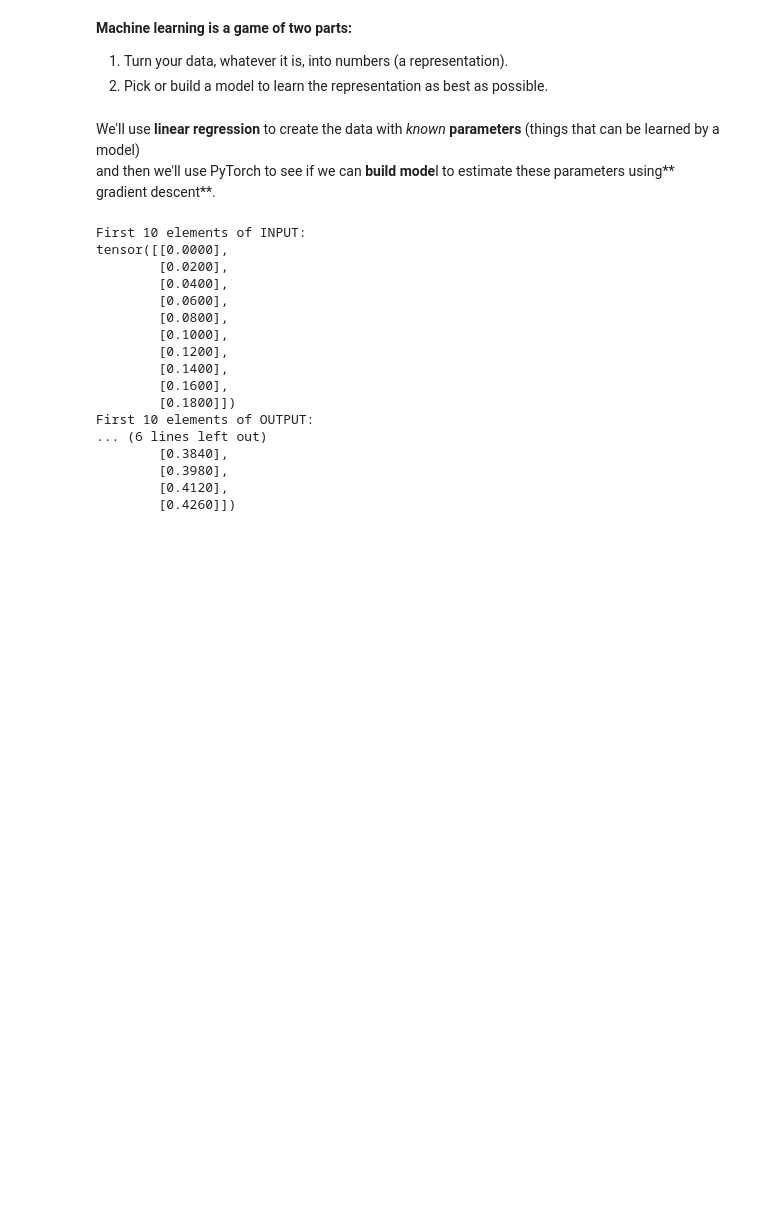
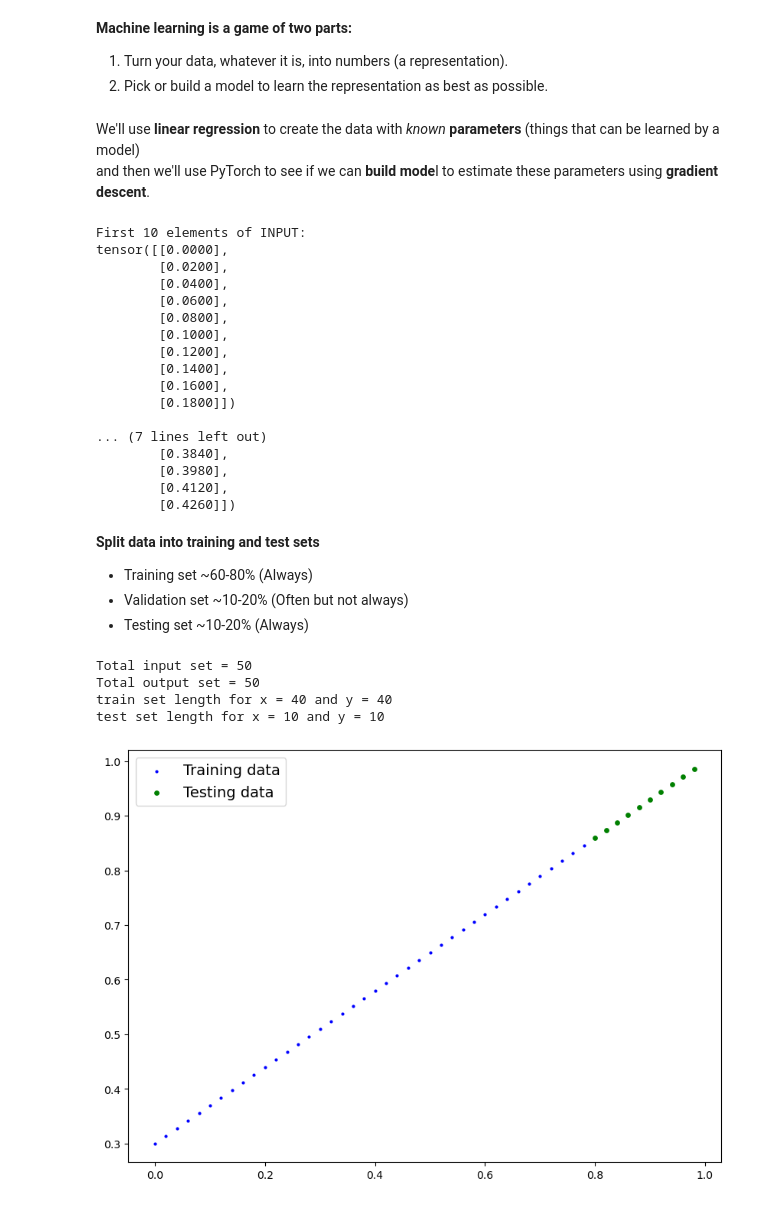
Before and after one commit to youssef-omarrr/Machine-and-deep-learning, a Jupyter notebook: Chapter 1/01_PyTorch_Workflow_Fund.ipynb, the cells around one changed output. Cells and saved outputs as stored; diff of their text form; code cells hidden in the pictures; blank space fills up the shorter version.

```diff
--- a/Chapter 1/01_PyTorch_Workflow_Fund.ipynb
+++ b/Chapter 1/01_PyTorch_Workflow_Fund.ipynb
@@ -23,24 +25,24 @@ torch.__version__
 2. Pick or build a model to learn the representation as best as possible.
 # %% [markdown]
 We'll use **linear regression** to create the data with *known* **parameters** (things that can be learned by a model) \
-and then we'll use PyTorch to see if we can **build mode**l to estimate these parameters using** gradient descent**.
+and then we'll use PyTorch to see if we can **build mode**l to estimate these parameters using **gradient descent**.
 # %%
 # Create *Known* parameters
-weight = 0.7
-bias = 0.3
+weight = 0.7 # for our example = the slope
+bias = 0.3 # the y intercept
 
 # Create input and output data
 start = 0
 end = 1
 step = 0.02
 
-# Input data
+# Input data (remember: matrices are capital letters)
 X = torch.arange(start, end, step).unsqueeze(dim=1)
 
-# Output data
+# Output data (ideal output and our model should try to get outputs like this one)
 y = weight * X + bias
 
-print(f"First 10 elements of INPUT:\n{X[:10]}")
+print(f"First 10 elements of INPUT:\n{X[:10]}\n")
 print(f"First 10 elements of OUTPUT:\n{y[:10]}")
 # %% [output]
 First 10 elements of INPUT:
@@ -54,9 +56,63 @@ tensor([[0.0000],
         [0.1400],
         [0.1600],
         [0.1800]])
-First 10 elements of OUTPUT:
-... (6 lines left out)
+
+... (7 lines left out)
         [0.3840],
         [0.3980],
         [0.4120],
         [0.4260]])
+# %% [markdown]
+**Split data into training and test sets**
+- Training set ~60-80% (Always)
+- Validation set ~10-20% (Often but not always)
+- Testing set ~10-20% (Always)
+# %%
+print(f"Total input set = {len(X)}")
+print(f"Total output set = {len(y)}")
+
+train_set = int(0.8*len(X)) # Train split
+x_train = X[:train_set] # Train with 80%
+y_train = y[:train_set]
+
+x_test = X[train_set:] # Test with the other 20%
+y_test = y[train_set:]
+
+print(f"train set length for x = {len(x_train)} and y = {len(y_train)}")
+print(f"test set length for x = {len(x_test)} and y = {len(y_test)}")
+# %% [output]
+Total input set = 50
+Total output set = 50
+train set length for x = 40 and y = 40
+test set length for x = 10 and y = 10
+# %%
+def plot_predictions(train_data = x_train, #i/p train
+                     tarin_lables = y_train, #o/p train
+                     test_data = x_test,
+                     test_labels = y_test,
+                     predictions = None
+                     ):
+    """
+    Plots training data,
+    test data
+    and compares predictions.
+    """
+
+    plt.figure(figsize=(10,7))
+
+    # Plot training data in blue ('c for color, 's for size)
+    plt.scatter(train_data, tarin_lables, c='b', s=4, label="Training data")
+
+    # Plot test data in green
+    plt.scatter(test_data, test_labels, c="g", s=15, label="Testing data")
+
+    if predictions is not None:
+        # Plot the predictions in red (predictions were made on the test data)
+        plt.scatter(test_data, predictions, c="r", s=15, label="Predictions")
+
+    # Show the legend (lables in a box at the corner)
+    plt.legend(prop={"size": 14});
+# %%
+plot_predictions()
+# %% [output]
+[figure, added]
```
Also changed, not shown: parts of 25 cells of this notebook, 1 other file.
